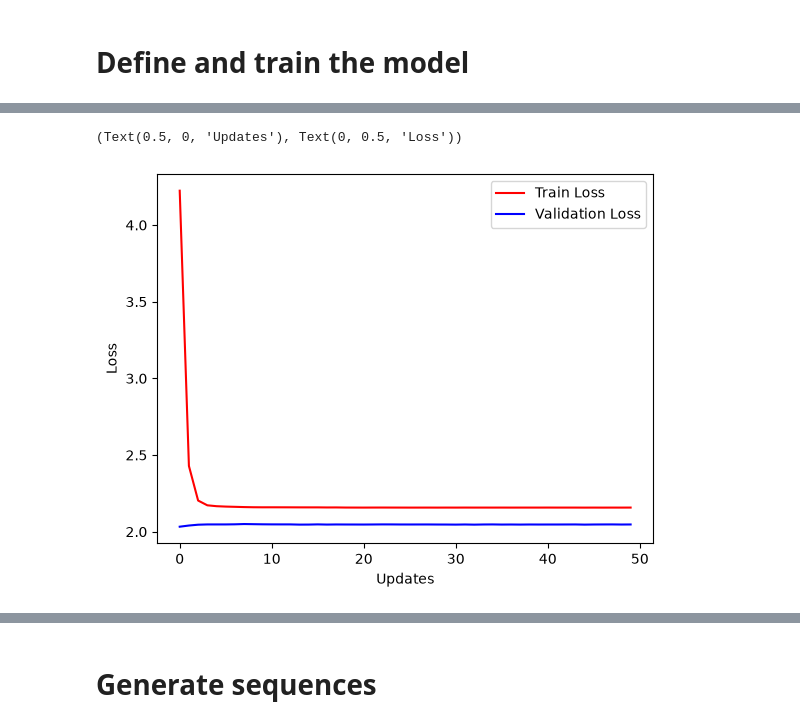
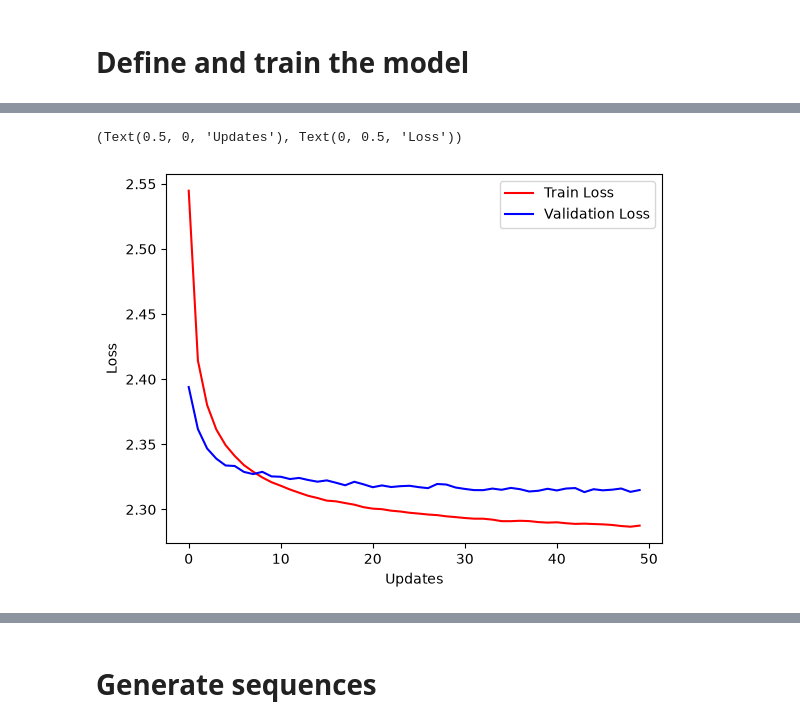
Before and after one commit to magdalena-zydorczak/02456-autoregressive-project-group43, a Jupyter notebook: notebooks/01_MLP.ipynb, the cells around one changed output, grey strips where cells are left out. Cells and saved outputs as stored; diff of their text form; code cells hidden in the pictures.

```diff
--- a/notebooks/01_MLP.ipynb
+++ b/notebooks/01_MLP.ipynb
@@ -74,7 +80,7 @@ X_val_substrings, y_val_substrings = torch.load('../data/val_substrings.pt')
 num_features = 3
 num_hidden = 128
 num_classes = 23
-embedding_dim = 128
+embedding_dim = 32
 
 class MLP_baseline(nn.Module):
     def __init__(self, num_features, embedding_dim, num_hidden, num_output):
@@ -83,38 +89,49 @@ class MLP_baseline(nn.Module):
         self.embedding = nn.Embedding(num_output, embedding_dim)
 
         # input layer
-        self.W_1 = Parameter(init.kaiming_normal_(torch.Tensor(num_hidden, num_features * embedding_dim)))
+        self.W_1 = Parameter(init.kaiming_normal_(torch.Tensor(num_hidden, num_features * embedding_dim), nonlinearity='relu'))
         self.b_1 = Parameter(init.constant_(torch.Tensor(num_hidden), 0))
 
-        # hidden layer
-        self.W_2 = Parameter(init.kaiming_normal_(torch.Tensor(num_hidden, num_hidden)))
+        # 1st hidden layer
+        self.W_2 = Parameter(init.kaiming_normal_(torch.Tensor(num_hidden, num_hidden), nonlinearity='relu'))
         self.b_2 = Parameter(init.constant_(torch.Tensor(num_hidden), 0))
+        self.norm2 = nn.BatchNorm1d(num_hidden)
         self.dropout2 = nn.Dropout(p=0.2)
 
         # 2nd hidden layer
-        self.W_3 = Parameter(init.kaiming_normal_(torch.Tensor(num_output, num_hidden)))
+        self.W_3 = Parameter(init.kaiming_normal_(torch.Tensor(num_output, num_hidden), nonlinearity='linear'))
         self.b_3 = Parameter(init.constant_(torch.Tensor(num_output), 0))
+        self.norm3 = nn.BatchNorm1d(num_hidden)
         self.dropout3 = nn.Dropout(p=0.2)
 
-        # define activation function in constructor
+        # define activation function
         self.activation = torch.nn.ReLU()
 
     def forward(self, x):
+        # input layer
         x = self.embedding(x)
         x = x.flatten(start_dim=1)  # Flatten the embedding output to (batch_size, embedding_dim)
+
+        # 1st hidden layer
         x = F.linear(x, self.W_1, self.b_1)
+        x = self.norm2(x)
         x = self.activation(x)
         x = self.dropout2(x)
+
+        # 2nd hidden layer
         x = F.linear(x, self.W_2, self.b_2)
+        x = self.norm3(x)
         x = self.activation(x)
         x = self.dropout3(x)
+
+        # output layer
         x = F.linear(x, self.W_3, self.b_3)
         return x
 
-net = MLP_baseline(num_features, embedding_dim, num_hidden, num_classes)
+net = MLP_baseline(num_features, embedding_dim, num_hidden, num_classes).to(DEVICE)
 # %%
-optimizer = optim.Adam(net.parameters(), lr=0.001)
-criterion = nn.CrossEntropyLoss()
+optimizer = optim.AdamW(net.parameters(), lr=0.001, weight_decay=0.01)
+criterion = nn.CrossEntropyLoss(ignore_index=0)  # Ignore the padding index (0) in the loss calculation
 # %%
 # setting hyperparameters and gettings epoch sizes
 num_epochs = 50
@@ -140,21 +157,12 @@ for epoch in range(num_epochs):
     cur_loss, correct, n = 0.0, 0, 0
     net.train()
     for x_batch, y_batch in train_data_loader:
+        x_batch, y_batch = x_batch.to(DEVICE), y_batch.to(DEVICE)
         optimizer.zero_grad()
         output = net(x_batch)
 
         # compute gradients given loss
         batch_loss = criterion(output, y_batch)
-
-        # L1 regularization
-        lambda_reg = 0.001
-        l1_norm = sum(p.abs().sum() for p in net.parameters())
-        batch_loss += lambda_reg * l1_norm
-
-        # L2 regularization
-        # lambda_reg = 0.001
-        # l2_norm = sum(p.pow(2).sum() for p in net.parameters())
-        # batch_loss += lambda_reg * l2_norm
 
         batch_loss.backward()
         optimizer.step()
@@ -172,6 +180,7 @@ for epoch in range(num_epochs):
     with torch.no_grad():
         v_cur_loss, v_correct, v_n = 0.0, 0, 0
         for x_batch, y_batch in val_data_loader:
+            x_batch, y_batch = x_batch.to(DEVICE), y_batch.to(DEVICE)
             output = net(x_batch)
             v_cur_loss += criterion(output, y_batch).item() * len(y_batch)
             v_correct += (output.argmax(1) == y_batch).sum().item()
@@ -183,8 +192,8 @@ for epoch in range(num_epochs):
     valid_acc.append(val_acc_cur)
 
     if epoch % 10 == 0:
-        print("Epoch %2i : Train Loss %f , Train acc %f, Valid acc %f" % (
-                epoch+1, losses[-1], train_acc_cur, val_acc_cur))
+        print("Epoch %2i : Train Loss %f , Validation Loss %f, Train acc %f, Valid acc %f" % (
+                epoch+1, losses[-1], val_losses[-1], train_acc_cur, val_acc_cur))
 
 epoch = np.arange(len(train_acc))
 plt.figure()
@@ -200,5 +209,5 @@ Epoch 41 : Train Loss 2.157499 , Train acc 0.358401, Valid acc 0.370397
 (Text(0.5, 0, 'Updates'), Text(0, 0.5, 'Loss'))
-[figure, old version]
+[figure, new version]
 # %%
 # Save the net temporarily
 torch.save(net.state_dict(), 'mlp_baseline.pth')
```
Also changed, not shown: parts of 5 cells of this notebook, 5 other files.
